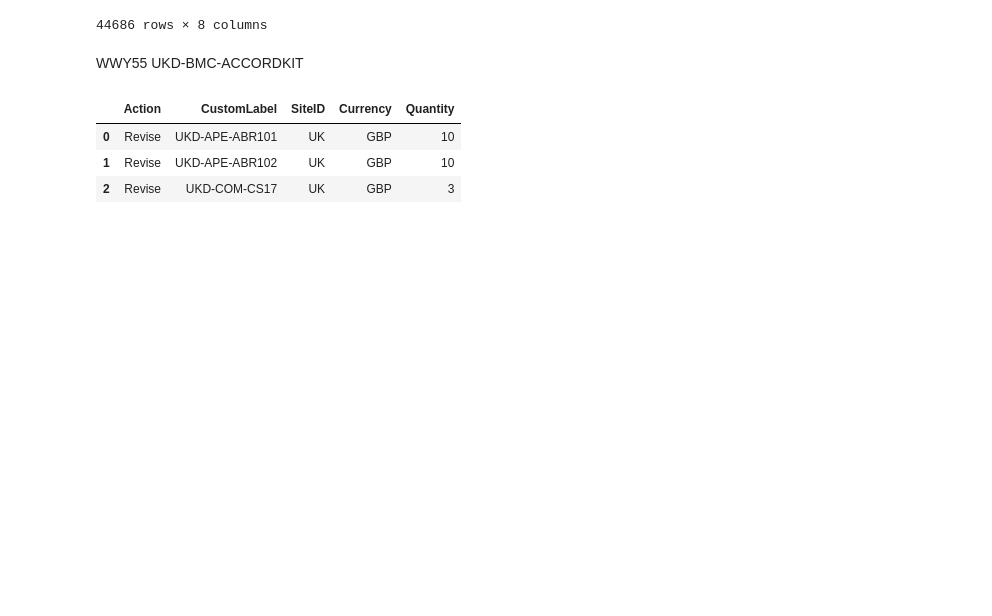
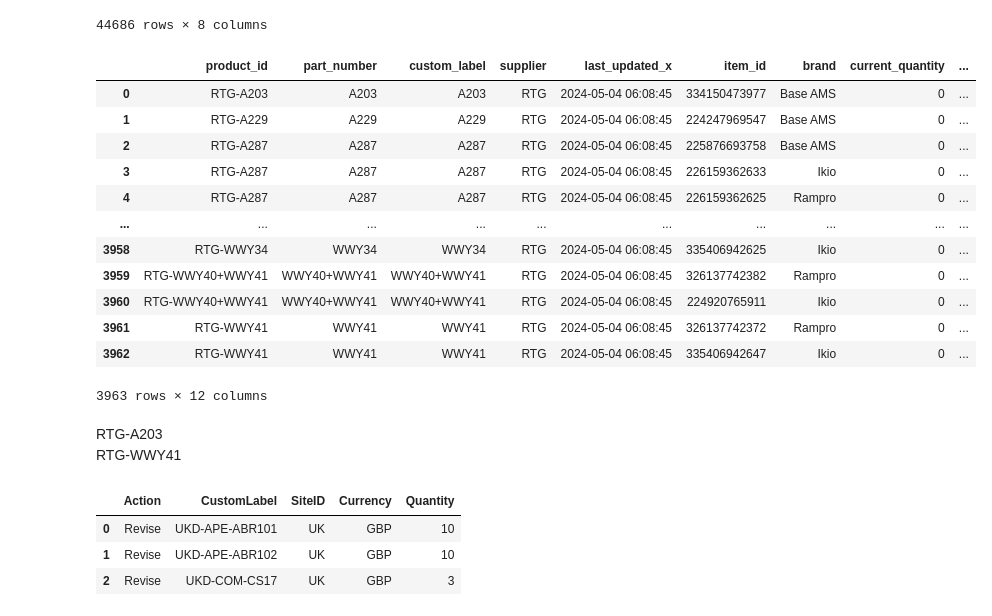
Before and after one commit to Oxford-Data-Processes/rtg-automotive, a Jupyter notebook: notebook.ipynb, the cells around one changed output. Saved outputs shown, nothing was run; the diff lists cells and outputs as text; code cells hidden in the pictures; blank space fills up the shorter version.

```diff
--- a/notebook.ipynb
+++ b/notebook.ipynb
@@ -6,6 +5,21 @@ stock_df = pd.read_csv("stock_df.csv")
 store_df = pd.read_csv("store_df.csv")
 product_df = pd.read_csv("product_df.csv")
 ams_df = pd.read_csv("store_data/AMS.csv")
+# %%
+# import sqlite3
+
+# def read_from_sqlite(table_name, db_path="data.db"):
+#     conn = sqlite3.connect(db_path)
+#     df = pd.read_sql(f"SELECT * FROM {table_name}", conn)
+#     conn.close()
+#     return df
+
+# supplier_stock_df = read_from_sqlite("supplier_stock")
+# supplier_stock_df.drop_duplicates(subset=["stock_id"], inplace=True)
+
+# supplier_stock_df.to_csv("supplier_stock.csv", index=False)
+
+supplier_stock_df = pd.read_csv("supplier_stock.csv")
 # %%
 df_merged = pd.merge(product_df, ams_df, on="custom_label", how="inner")
 # %%
@@ -24,9 +38,27 @@ df_merged
 | 44684 | RTG-WWY8X2 | WWY8X2 | WWY8X2 | RTG | 2024-05-04 06:08:45 | 324388393577 | Base AMS | 20 |
 | 44685 | RTG-WWY9X2 | WWY9X2 | WWY9X2 | RTG | 2024-05-04 06:08:45 | 324388393573 | Base AMS | 20 |
 44686 rows × 8 columns
-# %% [markdown]
-WWY55
-UKD-BMC-ACCORDKIT
+# %%
+df_merged = pd.merge(df_merged, supplier_stock_df, on="product_id", how="inner")
+# %%
+df_merged
+# %% [output]
+|  | product_id | part_number | custom_label | supplier | last_updated_x | item_id | brand | current_quantity | ... |
+| 0 | RTG-A203 | A203 | A203 | RTG | 2024-05-04 06:08:45 | 334150473977 | Base AMS | 0 | ... |
+| 1 | RTG-A229 | A229 | A229 | RTG | 2024-05-04 06:08:45 | 224247969547 | Base AMS | 0 | ... |
+| 2 | RTG-A287 | A287 | A287 | RTG | 2024-05-04 06:08:45 | 225876693758 | Base AMS | 0 | ... |
+| 3 | RTG-A287 | A287 | A287 | RTG | 2024-05-04 06:08:45 | 226159362633 | Ikio | 0 | ... |
+| 4 | RTG-A287 | A287 | A287 | RTG | 2024-05-04 06:08:45 | 226159362625 | Rampro | 0 | ... |
+| ... | ... | ... | ... | ... | ... | ... | ... | ... | ... |
+| 3958 | RTG-WWY34 | WWY34 | WWY34 | RTG | 2024-05-04 06:08:45 | 335406942625 | Ikio | 0 | ... |
+| 3959 | RTG-WWY40+WWY41 | WWY40+WWY41 | WWY40+WWY41 | RTG | 2024-05-04 06:08:45 | 326137742382 | Rampro | 0 | ... |
+| 3960 | RTG-WWY40+WWY41 | WWY40+WWY41 | WWY40+WWY41 | RTG | 2024-05-04 06:08:45 | 224920765911 | Ikio | 0 | ... |
+| 3961 | RTG-WWY41 | WWY41 | WWY41 | RTG | 2024-05-04 06:08:45 | 326137742372 | Rampro | 0 | ... |
+| 3962 | RTG-WWY41 | WWY41 | WWY41 | RTG | 2024-05-04 06:08:45 | 335406942647 | Ikio | 0 | ... |
+3963 rows × 12 columns
+# %% [markdown]
+RTG-A203
+RTG-WWY41
 # %%
 ebay_df
 # %% [output]
```
Also changed, not shown: parts of 2 cells of this notebook, 2 other files.
